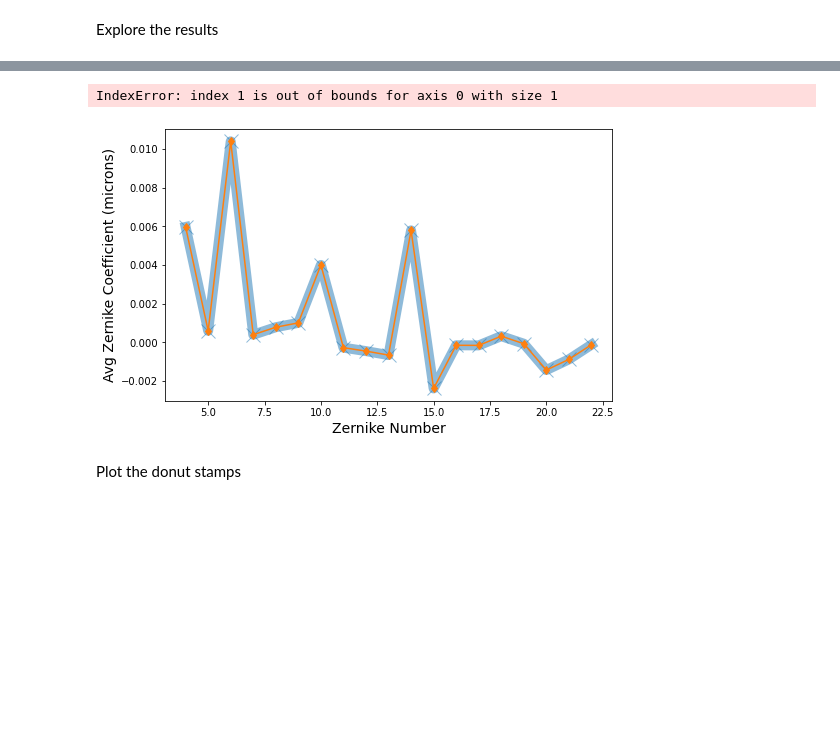
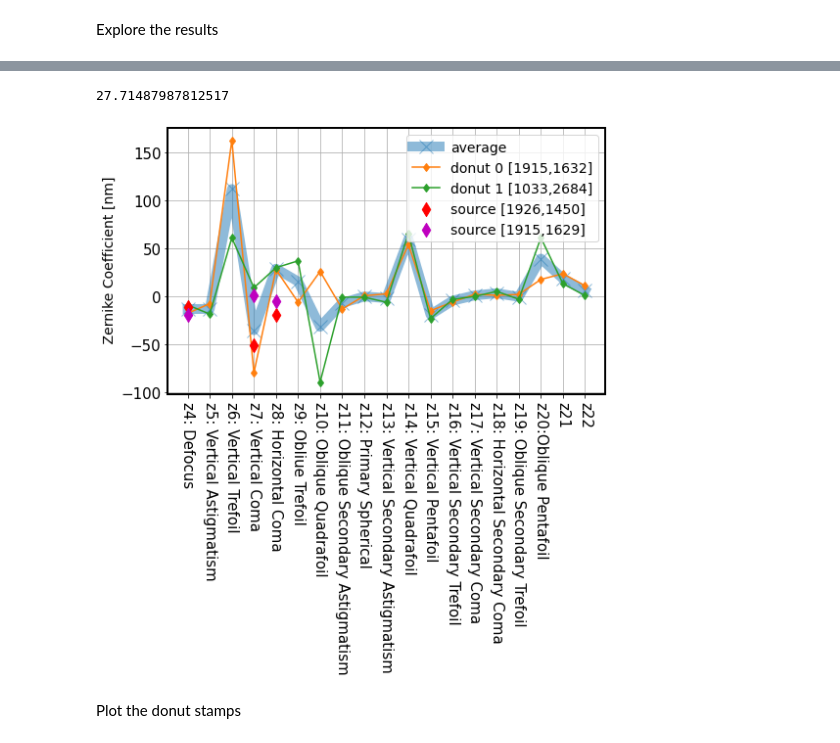
Before and after one commit to suberlak/AOS, a Jupyter notebook: AOS_AuxTel_test_data.ipynb, the cells around one changed output, grey strips where cells are left out. Drawn from its saved outputs; the diff is of its cells as text; code cells hidden in the pictures; blank space fills up the shorter version.

```diff
--- a/AOS_AuxTel_test_data.ipynb
+++ b/AOS_AuxTel_test_data.ipynb
@@ -167,7 +199,7 @@ from lsst.ts.wep.Utility import DefocalType
 from lsst.daf import butler as dafButler
 butler = dafButler.Butler('/repo/main/', collections=['u/scichris/Latiss/postISRtest'])
 exposure  = butler.get(datasetRefOrType='postISRCCD',
-                       dataId={'detector':"RXX_S00",'exposure':2021032300307})
+                       dataId={'detector':"RXX_S00",'exposure':2021032300308})
 
 
 # make template
@@ -305,0 +478,11 @@ Explore the results
+# %%
+fig,ax = plt.subplots(1,2,figsize=(7,4))
+
+i=0
+donut = zernikeOutput.donutStampsExtra[i]
+ax[0].set_title('extra')
+ax[0].imshow(donut.stamp_im.getArrays()[0], origin='lower',)# vmin=100, vmax=250)
+
+donut = zernikeOutput.donutStampsIntra[i]
+ax[1].set_title('intra')
+ax[1].imshow(donut.stamp_im.getArrays()[0], origin='lower',)# vmin=100,vmax=250)
@@ -306,17 +557,67 @@ Explore the results
+# %%
+zerDicNm[8]
+# %% [output]
+27.71487987812517
 # %%
 %matplotlib inline
 
 import matplotlib.pyplot as plt
 import numpy as np
 fig = plt.figure(figsize=(8, 5))
 # I'm not sure about the OPD values to compare to...
 #plt.plot(np.arange(4, 23), opdVals[85], '-o', lw=3, markersize=10, label='OPD')
-plt.plot(np.arange(4, 23),  zernikeOutput.outputZernikesAvg, '-x', lw=10,alpha=0.5, markersize=14, label='average')
-for i in [0,1,2,3,4,5,6,7]:
-    plt.plot(np.arange(4, 23),zernikeOutput.outputZernikesRaw[i], '-d', label=f'donut {i}')
-    plt.xlabel('Zernike Number', size=14)
-    plt.ylabel('Avg Zernike Coefficient (microns)', size=14)
-plt.legend(fontsize=14, loc='center right')
+
+donutLoc = {0:'1915,1632',
+           1:'1033,2684'}
+plt.plot(np.arange(4, 23),  1000*zernikeOutput.outputZernikesAvg, '-x', lw=10,alpha=0.5, markersize=14, label='average')
+for i in range(len(zernikeOutput.outputZernikesRaw)):#[0,1,2,3,4,5,6,7]:
+    plt.plot(np.arange(4, 23),1000*zernikeOutput.outputZernikesRaw[i], '-d', label=f'donut {i} [{donutLoc[i]}]')
+    #plt.xlabel('Zernike Number', size=14)
+
+plt.ylabel(' Zernike Coefficient [nm]', size=14)
+[-5.156342491620025, 0.6554215087770965, -19.8341551660864]
+[-19.40256, -51.19022, -11.11000]
+plt.scatter([8,7,4], [-19.40256, -51.19022, -11.11000], c='r', marker='d',s=100,zorder=10,
+            label='source [1926,1450]')
+plt.scatter([8,7,4], [-5.156342491620025, 0.6554215087770965, -19.8341551660864],
+
+            c='m', marker='d',s=100,zorder=10,
+           label='source [1915,1629]')
+plt.legend(fontsize=14, loc='upper right')
+plt.xticks(np.arange(4,23),['z4: Defocus', 'z5: Vertical Astigmatism',
+                            'z6: Vertical Trefoil', 'z7: Vertical Coma',
+                           'z8: Horizontal Coma', 'z9: Obliue Trefoil',
+                           'z10: Oblique Quadrafoil', 'z11: Oblique Secondary Astigmatism',
+                           'z12: Primary Spherical', 'z13: Vertical Secondary Astigmatism',
+                           'z14: Vertical Quadrafoil',
+                           'z15: Vertical Pentafoil', 'z16: Vertical Secondary Trefoil',
+                           'z17: Vertical Secondary Coma',
+                           'z18: Horizontal Secondary Coma',
+                           'z19: Oblique Secondary Trefoil',
+                           'z20:Oblique Pentafoil',
+                           'z21','z22'],
+           rotation=270
+          )
+
+danish_4_11_intra_nm = [-3104.618,
+                        17.177,
+                        134.087,
+                        -26.133,
+                        88.511,
+                        -20.925,
+                         14.620 ,
+                        41.928]
+danish_4_11_extra_nm   = [2951.144,
+                         24.803,
+                         161.688 ,
+                          -2.071,
+                          64.181,
+                           21.840,
+                          21.485,
+                          -38.272]
+
+plt.scatter(np.arange(4,11), danish_4_11_intra_mm)
+
+plt.grid()
 # %% [output]
-IndexError: index 1 is out of bounds for axis 0 with size 1
-[figure, old version]
+[figure, new version]
```
Also changed, not shown: parts of 42 cells of this notebook, 3 other files.
